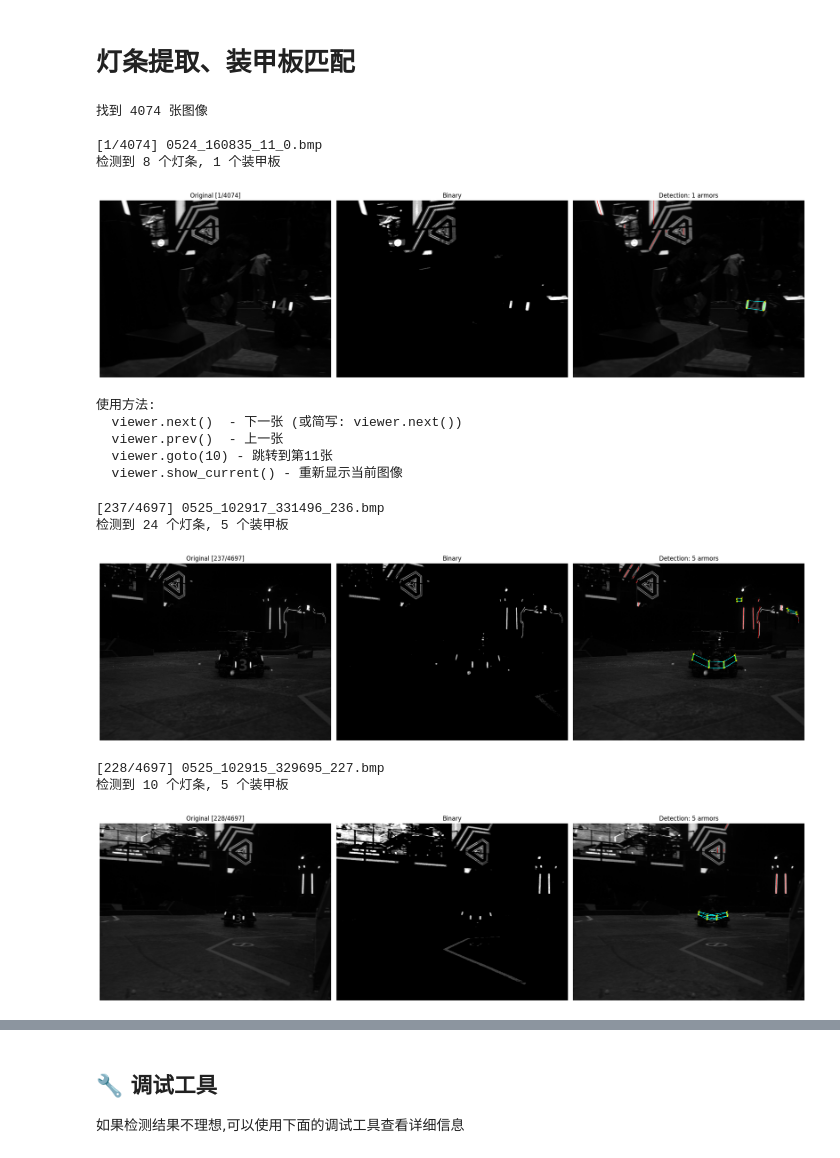
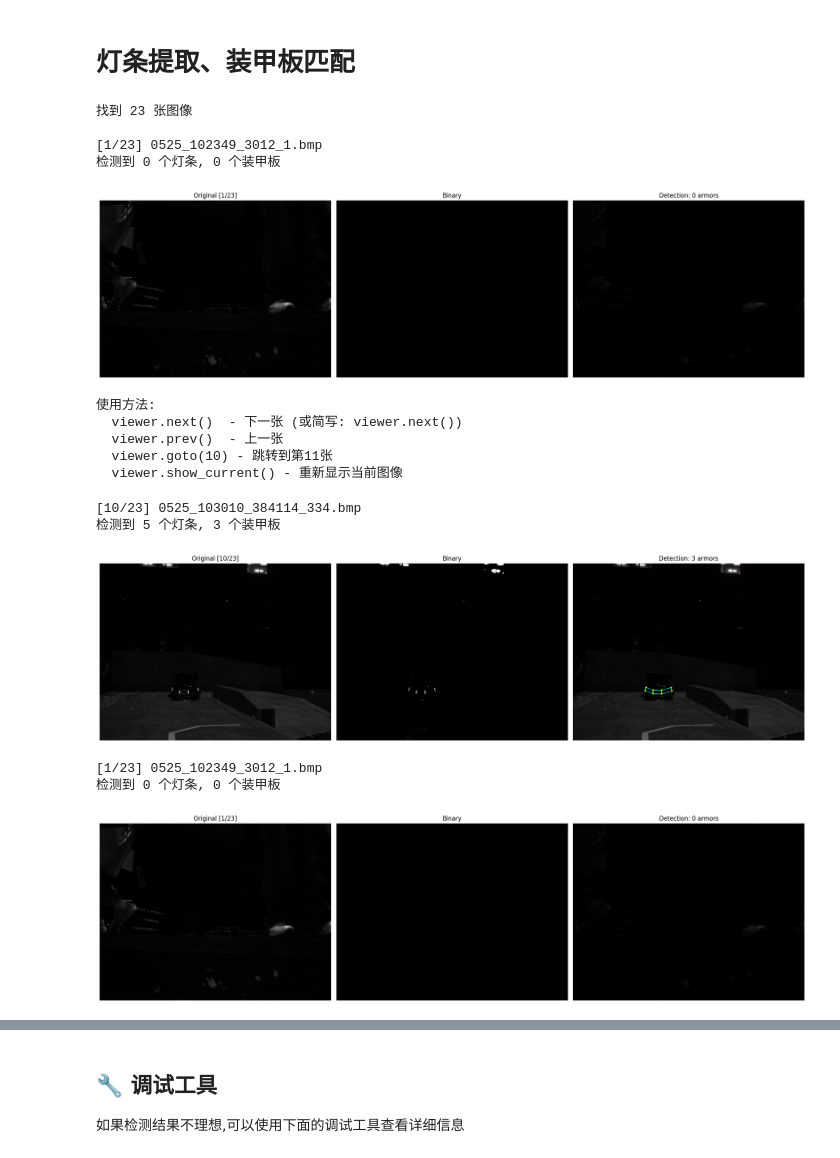
Before and after one commit to Ven-star-young/python_refactor, a Jupyter notebook: src/lable_generator.ipynb, the cells around one changed output, grey strips where cells are left out. Drawn from its saved outputs; the diff is of its cells as text; code cells hidden in the pictures.

```diff
--- a/src/lable_generator.ipynb
+++ b/src/lable_generator.ipynb
@@ -393,38 +394,38 @@ class ImageViewer:
             self.current_index -= 1
             self.show_current()
         else:
             print("已经是第一张了")
 
     def goto(self, index):
         """跳转到指定索引"""
         if 0 <= index < self.total_images:
             self.current_index = index
             self.show_current()
         else:
             print(f"索引超出范围: 0-{self.total_images - 1}")
 
 detector = TraditionalArmorDetector(binary_thresh=100)
 
 # 创建浏览器实例
 viewer = ImageViewer(
-    image_dir="/home/wangfeng/RM2026/amor_data/competation/5-24/3",
+    image_dir="/home/frank/RM2026/python_refactor/dataset/competation/5-25/3/images_0525_1023",
     detector=detector
 )
 
 # 显示第一张
 viewer.show_current()
 
 print("\n使用方法:")
 print("  viewer.next()  - 下一张 (或简写: viewer.next())")
 print("  viewer.prev()  - 上一张")
 print("  viewer.goto(10) - 跳转到第11张")
 print("  viewer.show_current() - 重新显示当前图像")
 # %% [output]
-找到 4074 张图像
+找到 23 张图像
 
-[1/4074] 0524_160835_11_0.bmp
-检测到 8 个灯条, 1 个装甲板
+[1/23] 0525_102349_3012_1.bmp
+检测到 0 个灯条, 0 个装甲板
-[figure, old version]
+[figure, new version]
 使用方法:
   viewer.next()  - 下一张 (或简写: viewer.next())
   viewer.prev()  - 上一张
@@ -434,16 +435,16 @@ print("  viewer.show_current() - 重新显示当前图像")
 # 🔽 运行这个 Cell 查看下一张图像
 viewer.next()
 # %% [output]
-[237/4697] 0525_102917_331496_236.bmp
-检测到 24 个灯条, 5 个装甲板
+[10/23] 0525_103010_384114_334.bmp
+检测到 5 个灯条, 3 个装甲板
-[figure, old version]
+[figure, new version]
 # %%
 # 🔼 运行这个 Cell 查看上一张图像
 viewer.prev()
 # %% [output]
-[228/4697] 0525_102915_329695_227.bmp
-检测到 10 个灯条, 5 个装甲板
+[1/23] 0525_102349_3012_1.bmp
+检测到 0 个灯条, 0 个装甲板
-[figure, old version]
+[figure, new version]
 # %%
 # 🎯 修改数字跳转到指定图像 (例如: 跳到第50张)
 viewer.goto(1594)  # 索引从0开始,49表示第50张
```
Also changed, not shown: parts of 6 cells of this notebook, 7 other files.
